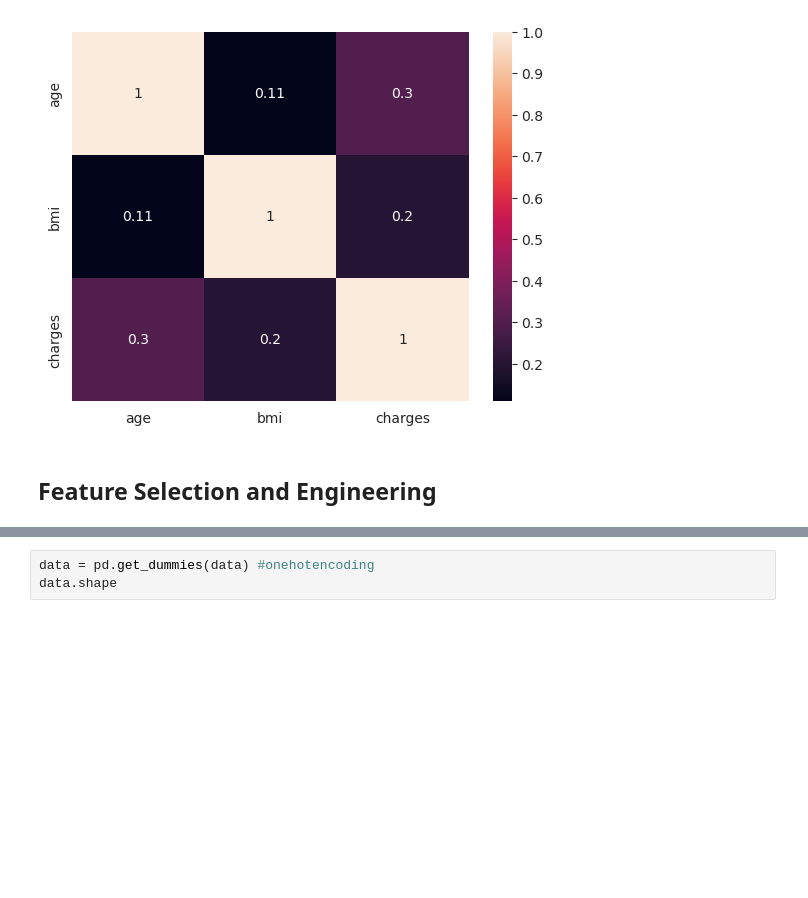
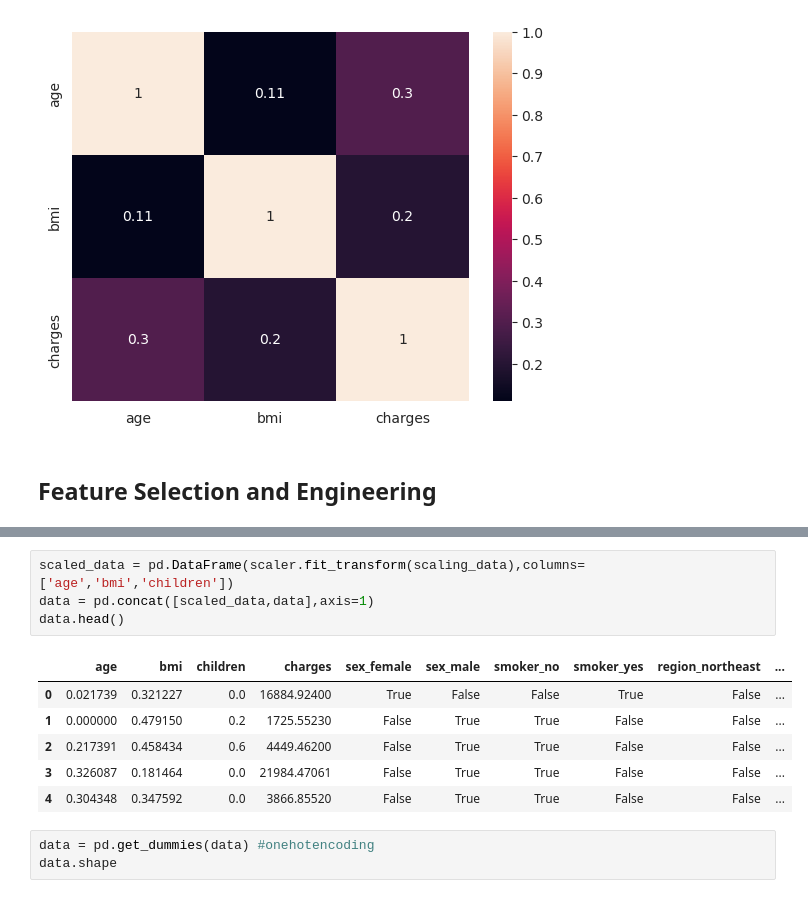
Before and after one commit to itsrcx/ml-algos-dataScience, a Jupyter notebook: regression/ml1.ipynb, the cells around one changed output, grey strips where cells are left out. Cells and saved outputs as stored; diff of their text form; blank space fills up the shorter version.

```diff
--- a/regression/ml1.ipynb
+++ b/regression/ml1.ipynb
@@ -156,3 +170,14 @@ sns.heatmap(data[['age','bmi','charges']].corr(),annot=True)
+# %%
+scaled_data = pd.DataFrame(scaler.fit_transform(scaling_data),columns=['age','bmi','children'])
+data = pd.concat([scaled_data,data],axis=1)
+data.head()
+# %% [output]
+|  | age | bmi | children | charges | sex_female | sex_male | smoker_no | smoker_yes | region_northeast | ... |
+| 0 | 0.021739 | 0.321227 | 0.0 | 16884.92400 | True | False | False | True | False | ... |
+| 1 | 0.000000 | 0.479150 | 0.2 | 1725.55230 | False | True | True | False | False | ... |
+| 2 | 0.217391 | 0.458434 | 0.6 | 4449.46200 | False | True | True | False | False | ... |
+| 3 | 0.326087 | 0.181464 | 0.0 | 21984.47061 | False | True | True | False | False | ... |
+| 4 | 0.304348 | 0.347592 | 0.0 | 3866.85520 | False | True | True | False | False | ... |
 # %%
 data = pd.get_dummies(data) #onehotencoding
 data.shape
```
Also changed, not shown: parts of 8 cells of this notebook.
